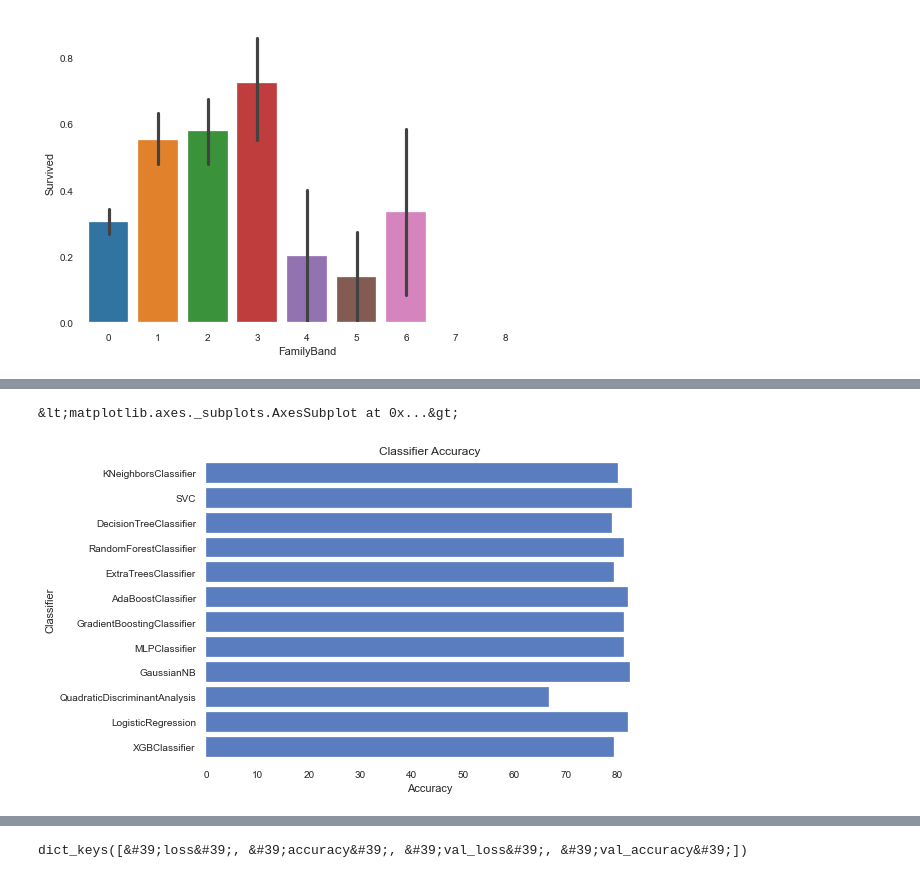
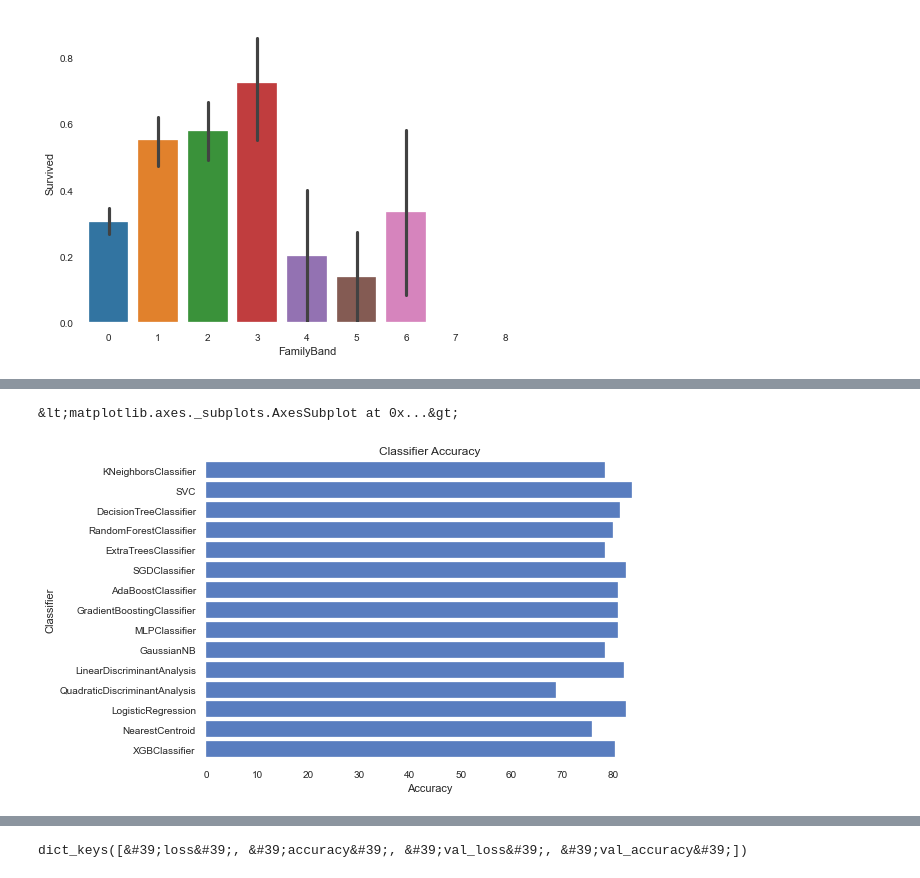
Before and after one commit to R-I-Wheeler/Machine-Learning-Titanic-Tutorial, a Jupyter notebook: Titanic_New_V2.ipynb, the cells around one changed output, grey strips where cells are left out. Drawn from its saved outputs; the diff is of its cells as text; code cells hidden in the pictures.

```diff
--- a/Titanic_New_V2.ipynb
+++ b/Titanic_New_V2.ipynb
@@ -222,5 +200,5 @@ all_data[['FareBand', 'Survived']].groupby(['FareBand'], as_index=False).mean().
 # %%
-all_data.drop(['Fare'], axis=1, inplace=True)
+#all_data.drop(['Fare'], axis=1, inplace=True)
 # %%
 all_data[['Sex', 'Survived']].groupby(['Sex'], as_index=False).mean().sort_values(by='Sex', ascending=False)
 # %% [output]
@@ -238,8 +219,8 @@ all_data[['Sex', 'Survived']].groupby(['Sex'], as_index=False).mean().sort_value
 # %%
 #applying log transformation
-#all_data['Fare'] = np.log1p(all_data['Fare'])
+all_data['Fare'] = np.log1p(all_data['Fare'])
 
 #histogram and normal probability plot
-#sns.distplot(all_data['Fare'], fit=norm);
-#fig = plt.figure()
-#res = stats.probplot(all_data['Fare'], plot=plt)
+sns.distplot(all_data['Fare'], fit=norm);
+fig = plt.figure()
+res = stats.probplot(all_data['Fare'], plot=plt)
@@ -297,7 +282,7 @@ all_data_WithoutAge = all_data_age[pd.isnull(all_data_age['Age'])]
 # %%
 from sklearn.ensemble import RandomForestRegressor
 
-use_Arguments = ['Pclass_1', 'Pclass_3','SibSp', 'Parch','Cabin','FareBand', 'Title_Master', 'Title_Miss', 'Title_Mr', 'Title_Mrs', 'Embarked_S',]
+use_Arguments = ['Pclass_1', 'Pclass_3','SibSp', 'Parch', 'Fare', 'Title_Master', 'Title_Miss', 'Title_Mr', 'Title_Mrs', 'Title_Rare']
 
 rfModel_age = RandomForestRegressor(random_state=42)
 
@@ -556,26 +543,26 @@ from sklearn.preprocessing import MinMaxScaler
 
 #Scale data
 #scaler = StandardScaler().fit(test)
-scaler = MinMaxScaler().fit(test)
-scaled_test = scaler.transform(test)
+#scaler = MinMaxScaler().fit(test)
+#scaled_test = scaler.transform(test)
 
-imputed_test = pd.DataFrame(scaled_test)
-imputed_test.columns = test.columns
+#imputed_test = pd.DataFrame(scaled_test)
+#imputed_test.columns = test.columns
 
 
 #Scale data
 #scaler = StandardScaler().fit(train)
-scaler = MinMaxScaler().fit(train)
-scaled_train = scaler.transform(train)
+#scaler = MinMaxScaler().fit(train)
+#scaled_train = scaler.transform(train)
 
-imputed_train = pd.DataFrame(scaled_train)
-imputed_train.columns = train.columns
+#imputed_train = pd.DataFrame(scaled_train)
+#imputed_train.columns = train.columns
 
 y = train.Survived
 
-imputed_train.drop(['Survived'], axis=1, inplace=True)
+#imputed_train.drop(['Survived'], axis=1, inplace=True)
 
-X = imputed_train
+X = train.drop(['Survived'], 1)
 # %%
 from sklearn.feature_selection import SelectKBest
 from sklearn.feature_selection import chi2
@@ -632,46 +619,47 @@ classifiers = [
     DecisionTreeClassifier(random_state=42),
     RandomForestClassifier(random_state=42),
     ExtraTreesClassifier(n_estimators=100, random_state=42),
-    #SGDClassifier(random_state=42),
+    SGDClassifier(random_state=42),
     AdaBoostClassifier(n_estimators=100, random_state=42),
     GradientBoostingClassifier(random_state=42),
     MLPClassifier(max_iter = 1000, random_state= 42),
     GaussianNB(),
-    #LinearDiscriminantAnalysis(),
+    LinearDiscriminantAnalysis(),
     QuadraticDiscriminantAnalysis(),
     LogisticRegression(random_state=42),
-    #NearestCentroid(),
-    XGBClassifier(objective="binary:logistic", random_state=42)]
+    NearestCentroid(),
+    XGBClassifier(objective="binary:logistic", random_state=42)
+    ]
 
 log_cols = ["Classifier", "Accuracy"]
 log = pd.DataFrame(columns=log_cols)
 
 acc_dict = {}
 
 
 for clf in classifiers:
     name = clf.__class__.__name__
     clf.fit(train_X, train_y)
     train_predictions = clf.predict(val_X)
     acc = accuracy_score(val_y, train_predictions)
     if name in acc_dict:
         acc_dict[name] += acc
     else:
         acc_dict[name] = acc
 
 for clf in acc_dict:
     acc_dict[clf] = acc_dict[clf] * 100.0
     log_entry = pd.DataFrame([[clf, acc_dict[clf]]], columns=log_cols)
     log = log.append(log_entry)
 
 plt.xlabel('Accuracy')
 plt.title('Classifier Accuracy')
 
 sns.set_color_codes("muted")
 sns.barplot(x='Accuracy', y='Classifier', data=log, color="b")
 # %% [output]
 &lt;matplotlib.axes._subplots.AxesSubplot at 0x...&gt;
-[figure, old version]
+[figure, new version]
 # %%
 log.groupby(['Classifier'], as_index=False).mean().sort_values(by='Accuracy', ascending=False)
 # %% [output]
```
Also changed, not shown: parts of 44 cells of this notebook, 1 other file.
